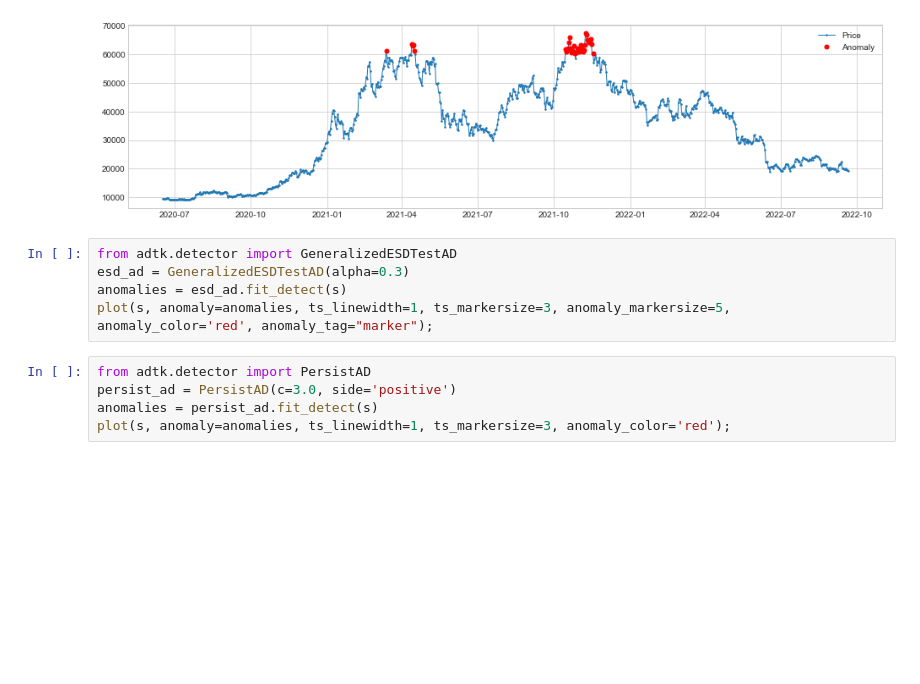
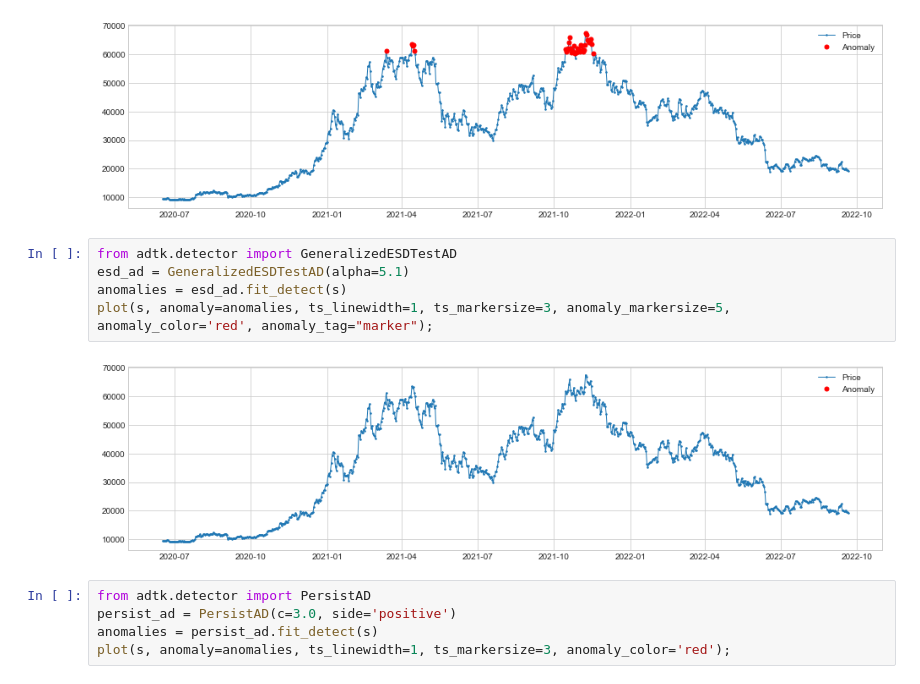
Before and after one commit to hoangks5/Abnomaly-Dectecion, a Jupyter notebook: adtk_docs.ipynb, the cells around one changed output. Saved outputs shown, nothing was run; the diff lists cells and outputs as text; blank space fills up the shorter version.

```diff
--- a/adtk_docs.ipynb
+++ b/adtk_docs.ipynb
@@ -31,9 +31,11 @@ plot(s, anomaly=anomalies, ts_linewidth=1, ts_markersize=3, anomaly_markersize=5
 [figure]
 # %%
 from adtk.detector import GeneralizedESDTestAD
-esd_ad = GeneralizedESDTestAD(alpha=0.3)
+esd_ad = GeneralizedESDTestAD(alpha=5.1)
 anomalies = esd_ad.fit_detect(s)
 plot(s, anomaly=anomalies, ts_linewidth=1, ts_markersize=3, anomaly_markersize=5, anomaly_color='red', anomaly_tag="marker");
+# %% [output]
+[figure, added]
 # %%
 from adtk.detector import PersistAD
 persist_ad = PersistAD(c=3.0, side='positive')
```
